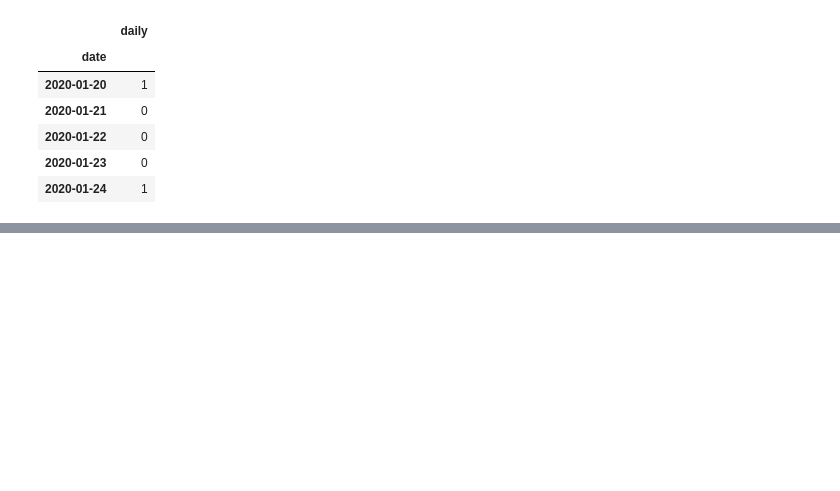
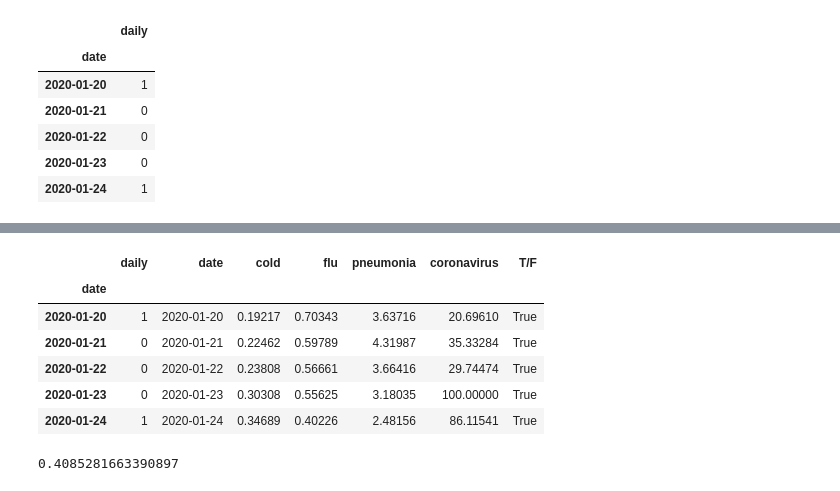
Before and after one commit to Pyeonseohee/Deeplearning, a Jupyter notebook: Datascience_Post_Covid19_3.ipynb, the cells around one changed output, grey strips where cells are left out. Saved outputs shown, nothing was run; the diff lists cells and outputs as text; code cells hidden in the pictures; blank space fills up the shorter version.

```diff
--- a/Datascience_Post_Covid19_3.ipynb
+++ b/Datascience_Post_Covid19_3.ipynb
@@ -317,0 +289,15 @@ plt.axvline(x='2020-02-23', ymin=0.0, ymax=1.0, color='red')
+# %%
+new = pd.merge(confirmed, trend, left_index = True, right_index = True)
+new.head()
+# %% [output]
+|  | daily | date | cold | flu | pneumonia | coronavirus | T/F |
+| date |  |  |  |  |  |  |  |
+| 2020-01-20 | 1 | 2020-01-20 | 0.19217 | 0.70343 | 3.63716 | 20.69610 | True |
+| 2020-01-21 | 0 | 2020-01-21 | 0.22462 | 0.59789 | 4.31987 | 35.33284 | True |
+| 2020-01-22 | 0 | 2020-01-22 | 0.23808 | 0.56661 | 3.66416 | 29.74474 | True |
+| 2020-01-23 | 0 | 2020-01-23 | 0.30308 | 0.55625 | 3.18035 | 100.00000 | True |
+| 2020-01-24 | 1 | 2020-01-24 | 0.34689 | 0.40226 | 2.48156 | 86.11541 | True |
+# %%
+new['daily'].corr(new['coronavirus'])
+# %% [output]
+0.4085281663390897
```
Also changed, not shown: parts of 11 cells of this notebook.
